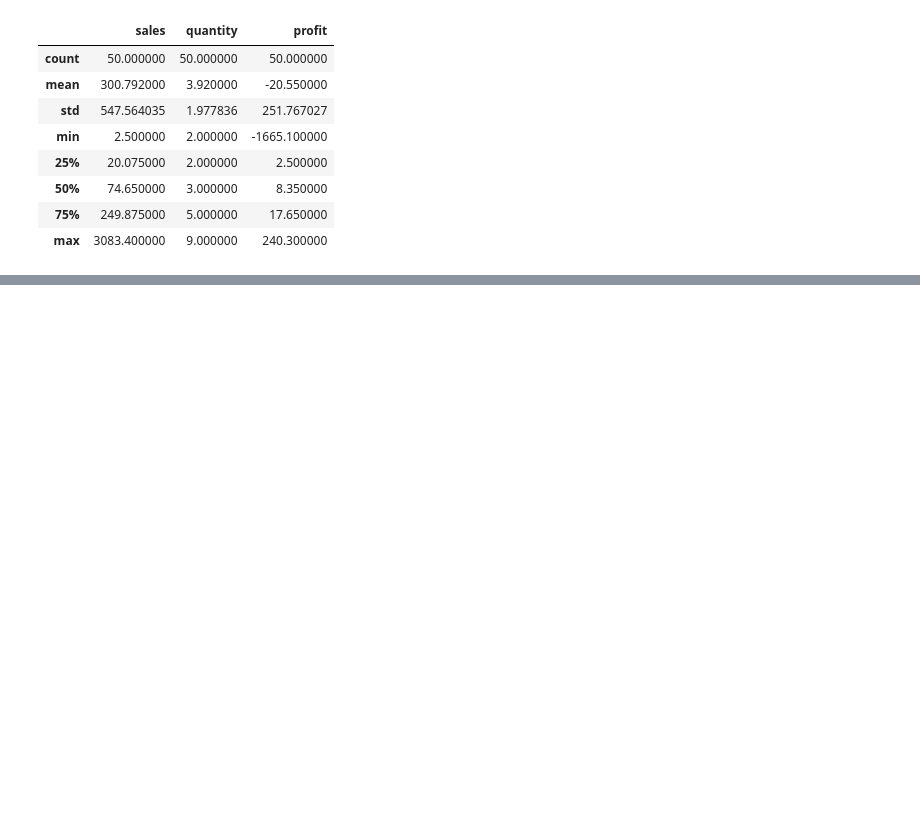
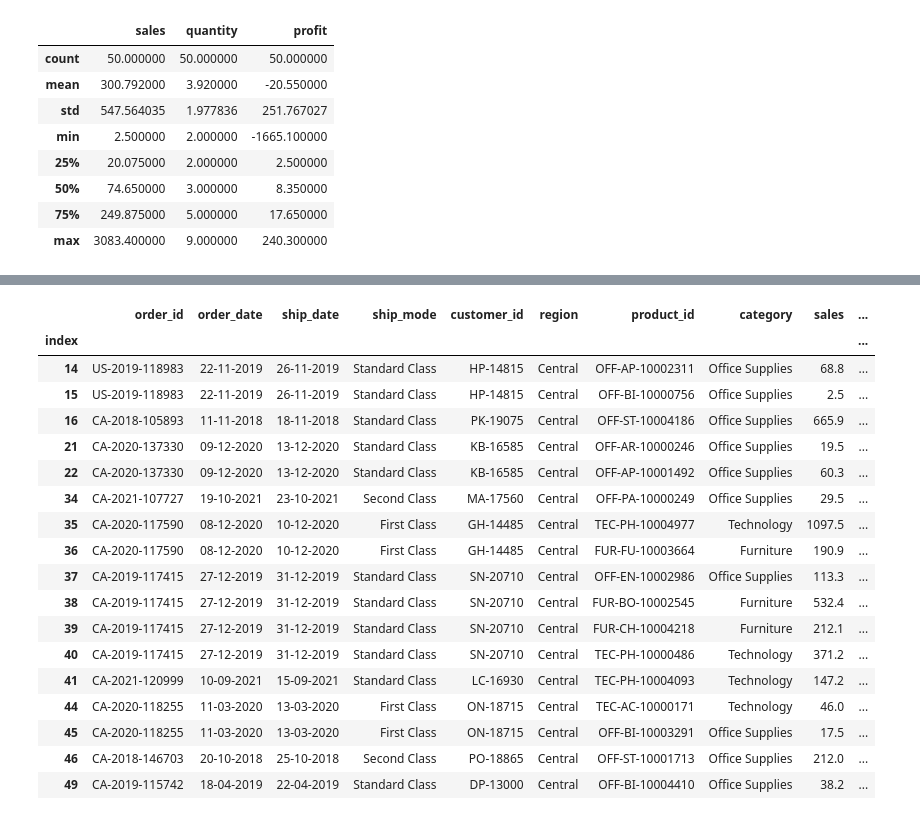
Before and after one commit to Bhakti77/pandas, a Jupyter notebook: Ankit_Bansal_Pandas.ipynb, the cells around one changed output, grey strips where cells are left out. Saved outputs shown, nothing was run; the diff lists cells and outputs as text; code cells hidden in the pictures; blank space fills up the shorter version.

```diff
--- a/Ankit_Bansal_Pandas.ipynb
+++ b/Ankit_Bansal_Pandas.ipynb
@@ -95,0 +102,4 @@ df.describe()  #integer columns
+# %%
+df.rename(columns={'order_id':'id'},inplace=True)
+df = df.rename(columns={'id':'order_id'})
+df.columns
@@ -95,0 +179,22 @@ df.describe()  #integer columns
+# %%
+df[df['region'] == 'Central']
+# %% [output]
+|  | order_id | order_date | ship_date | ship_mode | customer_id | region | product_id | category | sales | ... |
+| index |  |  |  |  |  |  |  |  |  | ... |
+| 14 | US-2019-118983 | 22-11-2019 | 26-11-2019 | Standard Class | HP-14815 | Central | OFF-AP-10002311 | Office Supplies | 68.8 | ... |
+| 15 | US-2019-118983 | 22-11-2019 | 26-11-2019 | Standard Class | HP-14815 | Central | OFF-BI-10000756 | Office Supplies | 2.5 | ... |
+| 16 | CA-2018-105893 | 11-11-2018 | 18-11-2018 | Standard Class | PK-19075 | Central | OFF-ST-10004186 | Office Supplies | 665.9 | ... |
+| 21 | CA-2020-137330 | 09-12-2020 | 13-12-2020 | Standard Class | KB-16585 | Central | OFF-AR-10000246 | Office Supplies | 19.5 | ... |
+| 22 | CA-2020-137330 | 09-12-2020 | 13-12-2020 | Standard Class | KB-16585 | Central | OFF-AP-10001492 | Office Supplies | 60.3 | ... |
+| 34 | CA-2021-107727 | 19-10-2021 | 23-10-2021 | Second Class | MA-17560 | Central | OFF-PA-10000249 | Office Supplies | 29.5 | ... |
+| 35 | CA-2020-117590 | 08-12-2020 | 10-12-2020 | First Class | GH-14485 | Central | TEC-PH-10004977 | Technology | 1097.5 | ... |
+| 36 | CA-2020-117590 | 08-12-2020 | 10-12-2020 | First Class | GH-14485 | Central | FUR-FU-10003664 | Furniture | 190.9 | ... |
+| 37 | CA-2019-117415 | 27-12-2019 | 31-12-2019 | Standard Class | SN-20710 | Central | OFF-EN-10002986 | Office Supplies | 113.3 | ... |
+| 38 | CA-2019-117415 | 27-12-2019 | 31-12-2019 | Standard Class | SN-20710 | Central | FUR-BO-10002545 | Furniture | 532.4 | ... |
+| 39 | CA-2019-117415 | 27-12-2019 | 31-12-2019 | Standard Class | SN-20710 | Central | FUR-CH-10004218 | Furniture | 212.1 | ... |
+| 40 | CA-2019-117415 | 27-12-2019 | 31-12-2019 | Standard Class | SN-20710 | Central | TEC-PH-10000486 | Technology | 371.2 | ... |
+| 41 | CA-2021-120999 | 10-09-2021 | 15-09-2021 | Standard Class | LC-16930 | Central | TEC-PH-10004093 | Technology | 147.2 | ... |
+| 44 | CA-2020-118255 | 11-03-2020 | 13-03-2020 | First Class | ON-18715 | Central | TEC-AC-10000171 | Technology | 46.0 | ... |
+| 45 | CA-2020-118255 | 11-03-2020 | 13-03-2020 | First Class | ON-18715 | Central | OFF-BI-10003291 | Office Supplies | 17.5 | ... |
+| 46 | CA-2018-146703 | 20-10-2018 | 25-10-2018 | Second Class | PO-18865 | Central | OFF-ST-10001713 | Office Supplies | 212.0 | ... |
+| 49 | CA-2019-115742 | 18-04-2019 | 22-04-2019 | Standard Class | DP-13000 | Central | OFF-BI-10004410 | Office Supplies | 38.2 | ... |
```
Also changed, not shown: parts of 13 cells of this notebook.
